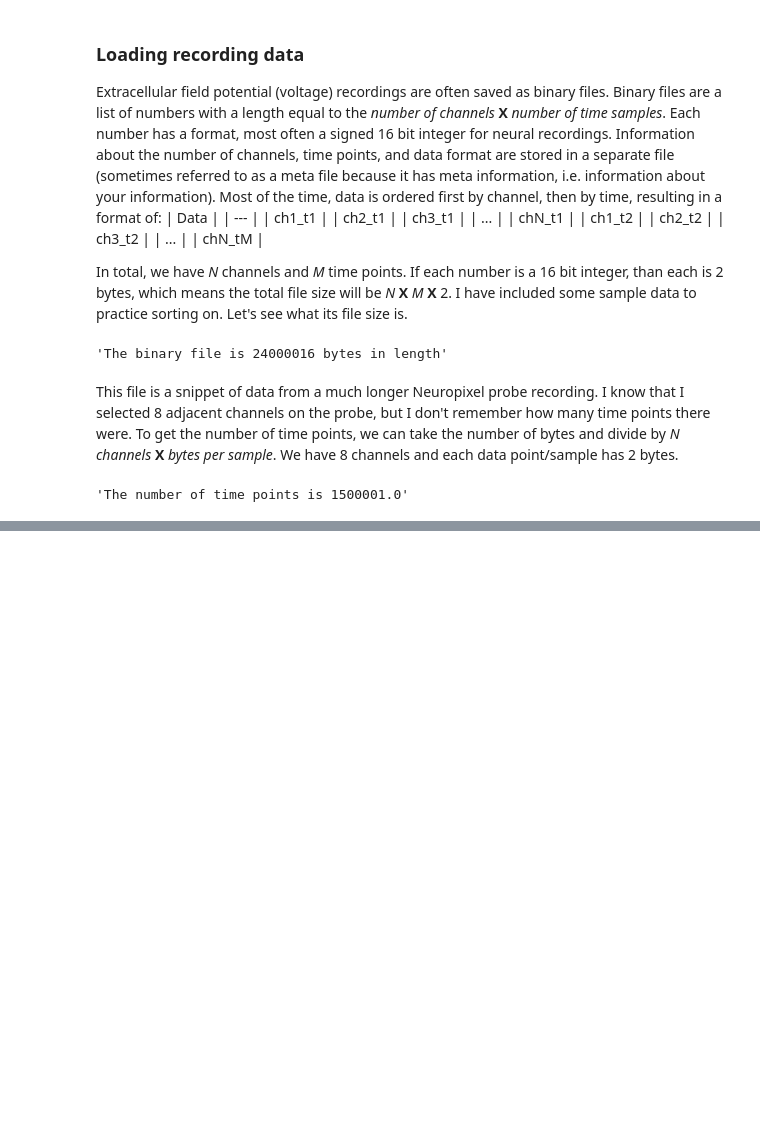
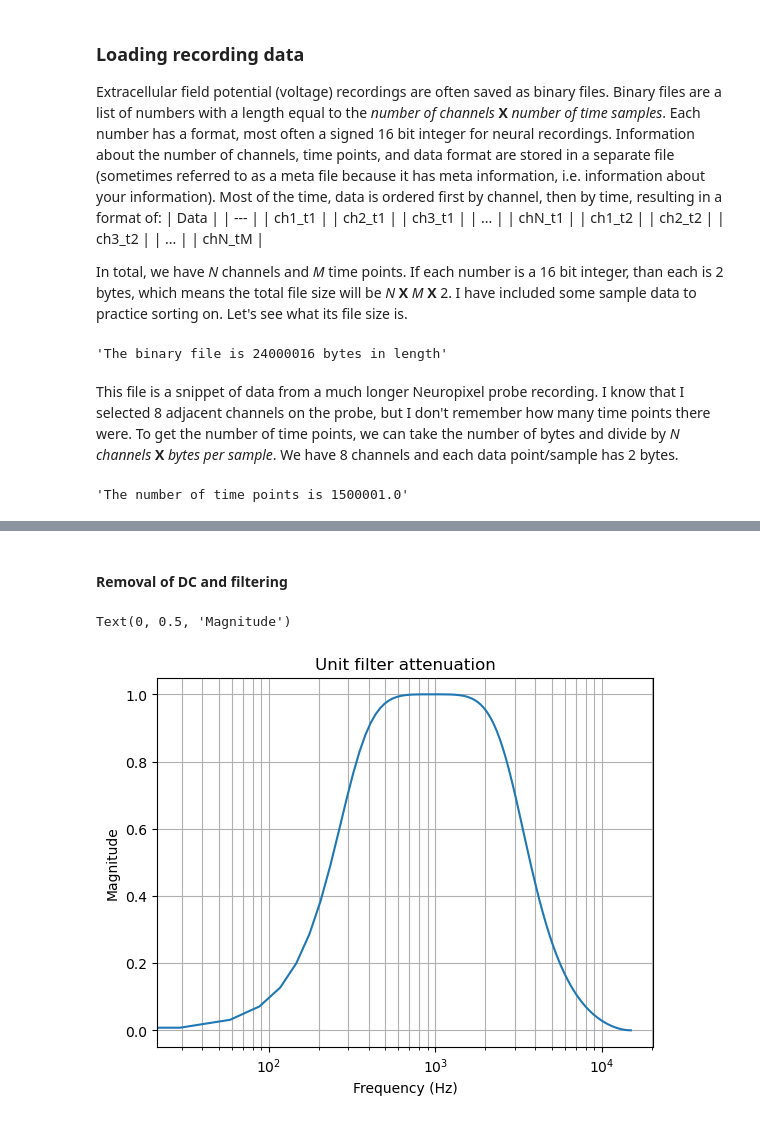
Before and after one commit to dbheadley/SpikeSortShortCourse, a Jupyter notebook: Code/ClassicSortingDemo.ipynb, the cells around one changed output, grey strips where cells are left out. Cells and saved outputs as stored; diff of their text form; code cells hidden in the pictures; blank space fills up the shorter version.

```diff
--- a/Code/ClassicSortingDemo.ipynb
+++ b/Code/ClassicSortingDemo.ipynb
@@ -67,0 +85,15 @@ sns.lineplot(rec_raw[0:1000,:])
+# %% [markdown]
+#### Removal of DC and filtering
+# %%
+# Create filter and display its properties
+b, a = butter(2, [300, 3000], 'bandpass', fs=samp_rate)
+w, h = freqz(b,a,fs=samp_rate)
+ax = sns.lineplot(x=w,y=np.abs(h))
+ax.set(xscale='log')
+ax.grid(True,which='both')
+ax.set_title('Unit filter attenuation')
+ax.set_xlabel('Frequency (Hz)')
+ax.set_ylabel('Magnitude')
+# %% [output]
+Text(0, 0.5, 'Magnitude')
+[figure, added]
```
Also changed, not shown: parts of 14 cells of this notebook.
